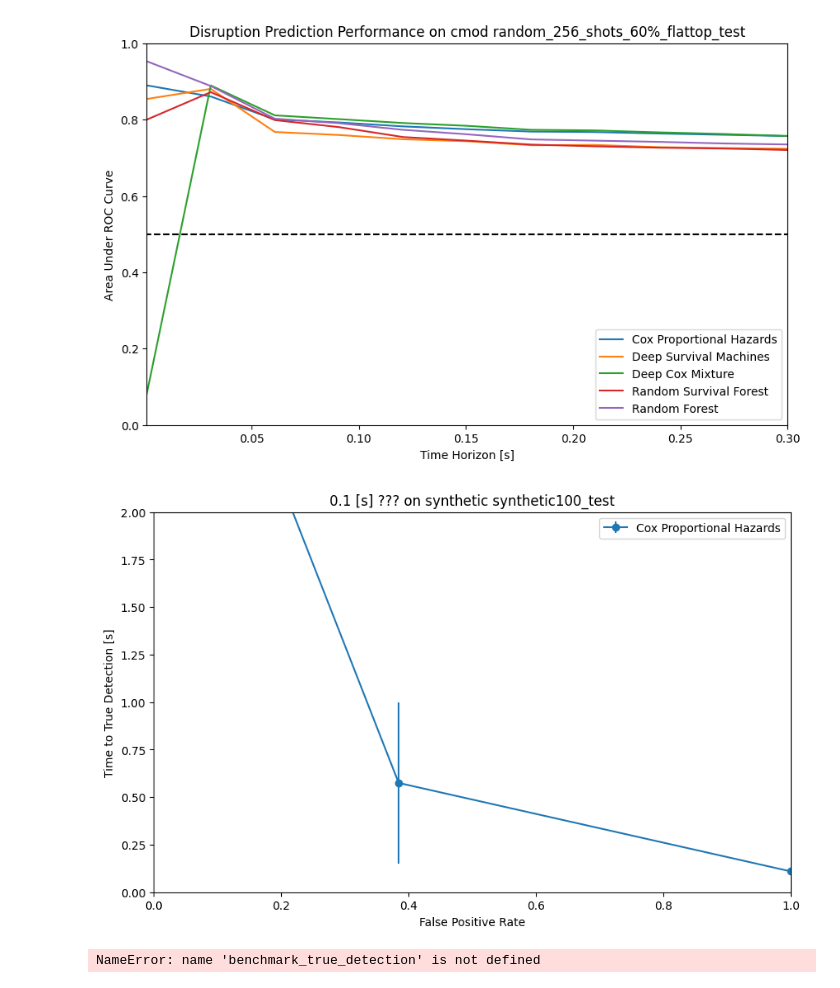
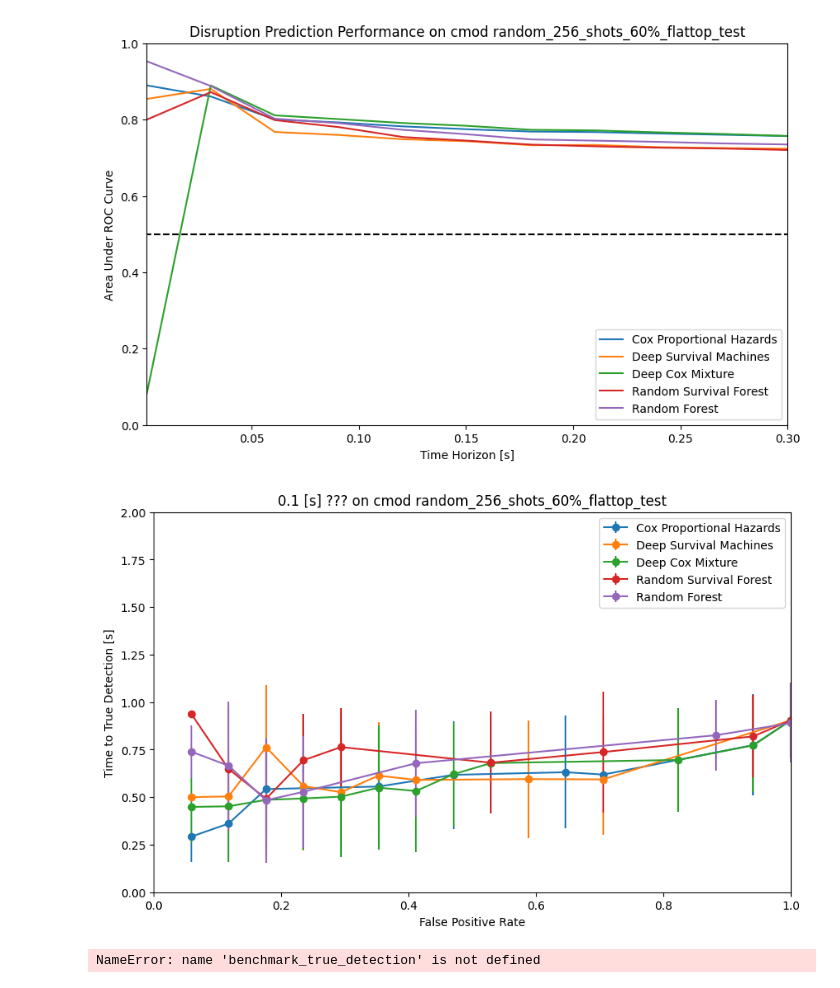
Before and after one commit to MIT-PSFC/disruption-survival-analysis, a Jupyter notebook: Survival Regression Benchmark.ipynb, the cells around one changed output. Saved outputs shown, nothing was run; the diff lists cells and outputs as text; code cells hidden in the pictures.

Commit message:
Fixed issue with warning time experiment, now correctly has larger warning time at high false positive rates

```diff
--- a/Survival Regression Benchmark.ipynb
+++ b/Survival Regression Benchmark.ipynb
@@ -11,17 +11,17 @@ from evaluate_performance import benchmark_au_roc, benchmark_true_detection
 
 horizons = np.linspace(0.001, 0.3, 11)
 
-#device = 'cmod'
+device = 'cmod'
 #dataset = 'random100'
-#dataset = 'random_256_shots_60%_flattop'
-#numeric_feats = ALL_FEATURES
+dataset = 'random_256_shots_60%_flattop'
+numeric_feats = ALL_FEATURES
 #temporal_suff = ['_avg', '_std', '_int', '_der']
 #temporal_feats = [feat + suff for feat in numeric_feats for suff in temporal_suff]
 
-device = 'synthetic'
-dataset = 'synthetic100'
+#device = 'synthetic'
+#dataset = 'synthetic100'
 #numeric_feats = ['ip', 'n_e', 'aminor', 'kappa', 'squareness', 'delta', 'li', 'Wmhd']
-numeric_feats = DEFAULT_FEATURES
+#numeric_feats = DEFAULT_FEATURES
 # %% [output]
 The autoreload extension is already loaded. To reload it, use:
   %reload_ext autoreload
@@ -136,24 +109,3 @@ amoc_cph = benchmark_true_detection(cph_predictor, horizon, device, dataset+'_te
-# %%
-plt.figure(figsize=(10, 6))
-plt.errorbar(amoc_cph[0], amoc_cph[1], yerr=amoc_cph[2], label='Cox Proportional Hazards', fmt='o-')
-#plt.errorbar(amoc_dcph[0], amoc_dcph[1], yerr=amoc_dcph[2], label='Deep Cox Proportional Hazards', fmt='o-')
-#plt.errorbar(amoc_dsm[0], amoc_dsm[1], yerr=amoc_dsm[2], label='Deep Survival Machines', fmt='o-')
-#plt.errorbar(amoc_dcm[0], amoc_dcm[1], yerr=amoc_dcm[2], label='Deep Cox Mixture', fmt='o-')
-#plt.errorbar(amoc_rsf[0], amoc_rsf[1], yerr=amoc_rsf[2], label='Random Survival Forest', fmt='o-')
-#plt.errorbar(amoc_rf[0], amoc_rf[1], yerr=amoc_rf[2], label='Random Forest', fmt='o-')
-#plt.errorbar(amoc_ting[0], amoc_ting[1], yerr=amoc_ting[2], label='Tinguely et al. 2019', fmt='o-')
-
-plt.xlim([0, 1])
-plt.ylim([0, 2])
-
-plt.xlabel('False Positive Rate')
-plt.ylabel('Time to True Detection [s]')
-plt.title(f'{horizon} [s] ??? on {device} {dataset}_test')
-
-plt.legend()
-plt.show()
-# %% [output]
-[figure, removed]
 # %%
 horizon = 0.1
 amoc_cph = benchmark_true_detection(cph_predictor, horizon, device, dataset+'_test')
@@ -163,5 +115,35 @@ amoc_dsm = benchmark_true_detection(dsm_predictor, horizon, device, dataset+'_te
 amoc_rsf = benchmark_true_detection(rsf_predictor, horizon, device, dataset+'_test')
 amoc_rf = benchmark_true_detection(rf_predictor, horizon, device, dataset+'_test')
 #amoc_ting = benchmark_true_detection(ting_predictor, horizon, device, dataset+'_test')
-# %% [output]
-NameError: name 'benchmark_true_detection' is not defined
+# %%
+plt.figure(figsize=(10, 6))
+plt.errorbar(amoc_cph[0], amoc_cph[1], yerr=amoc_cph[2], label='Cox Proportional Hazards', fmt='o-')
+#plt.errorbar(amoc_dcph[0], amoc_dcph[1], yerr=amoc_dcph[2], label='Deep Cox Proportional Hazards', fmt='o-')
+plt.errorbar(amoc_dsm[0], amoc_dsm[1], yerr=amoc_dsm[2], label='Deep Survival Machines', fmt='o-')
+plt.errorbar(amoc_dcm[0], amoc_dcm[1], yerr=amoc_dcm[2], label='Deep Cox Mixture', fmt='o-')
+plt.errorbar(amoc_rsf[0], amoc_rsf[1], yerr=amoc_rsf[2], label='Random Survival Forest', fmt='o-')
+plt.errorbar(amoc_rf[0], amoc_rf[1], yerr=amoc_rf[2], label='Random Forest', fmt='o-')
+#plt.errorbar(amoc_ting[0], amoc_ting[1], yerr=amoc_ting[2], label='Tinguely et al. 2019', fmt='o-')
+
+plt.xlim([0, 1])
+plt.ylim([0, 2])
+
+plt.xlabel('False Positive Rate')
+plt.ylabel('Time to True Detection [s]')
+plt.title(f'{horizon} [s] ??? on {device} {dataset}_test')
+
+plt.legend()
+plt.show()
+# %% [output]
+[figure, added]
+# %%
+horizon = 0.1
+amoc_cph = benchmark_true_detection(cph_predictor, horizon, device, dataset+'_test')
+#amoc_dcph = benchmark_true_detection(dcph_predictor, horizon, device, dataset+'_test')
+amoc_dcm = benchmark_true_detection(dcm_predictor, horizon, device, dataset+'_test')
+amoc_dsm = benchmark_true_detection(dsm_predictor, horizon, device, dataset+'_test')
+amoc_rsf = benchmark_true_detection(rsf_predictor, horizon, device, dataset+'_test')
+amoc_rf = benchmark_true_detection(rf_predictor, horizon, device, dataset+'_test')
+#amoc_ting = benchmark_true_detection(ting_predictor, horizon, device, dataset+'_test')
+# %% [output]
+NameError: name 'benchmark_true_detection' is not defined
```
Also changed, not shown: parts of 5 cells of this notebook, 2 other files.
